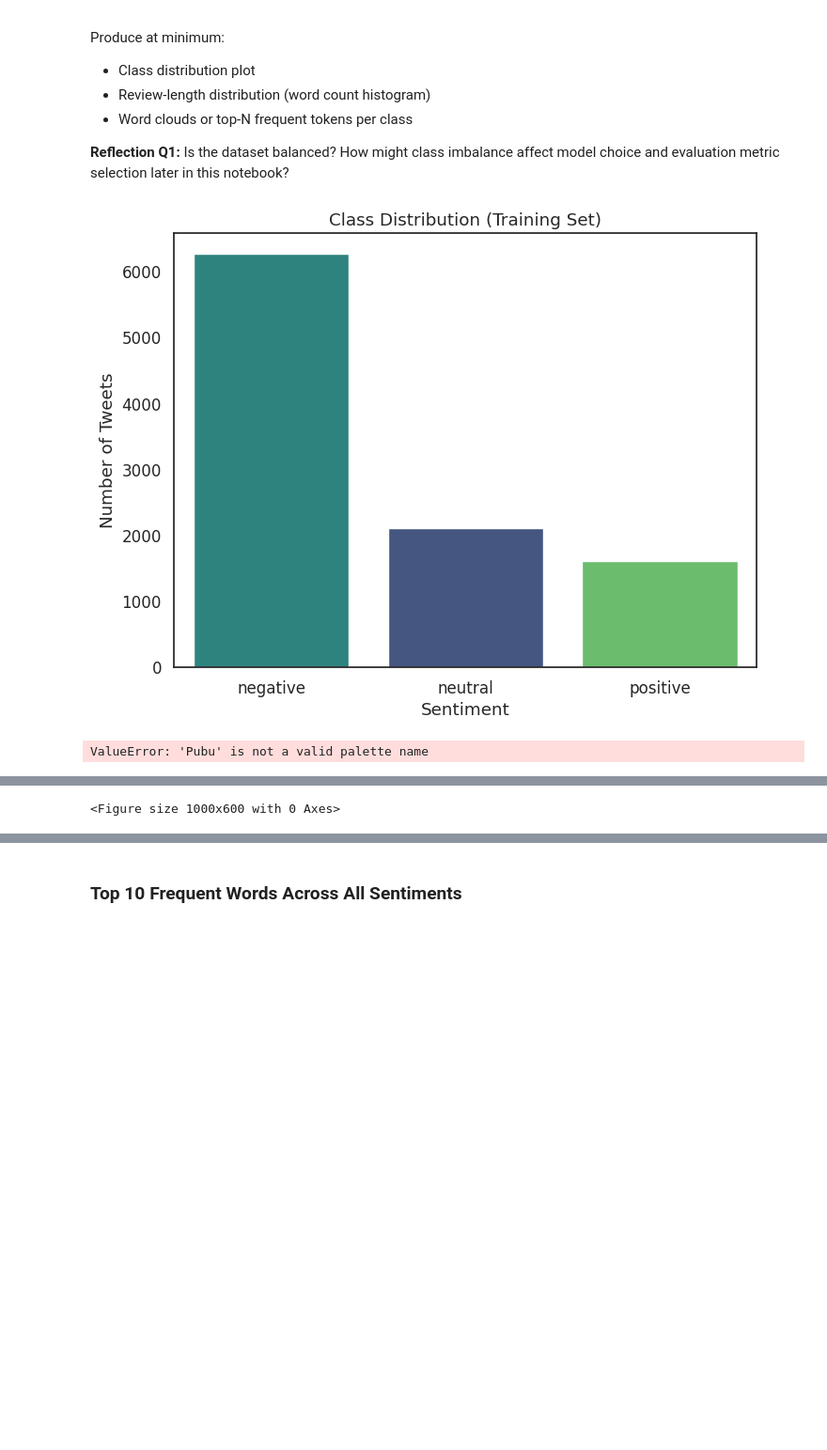
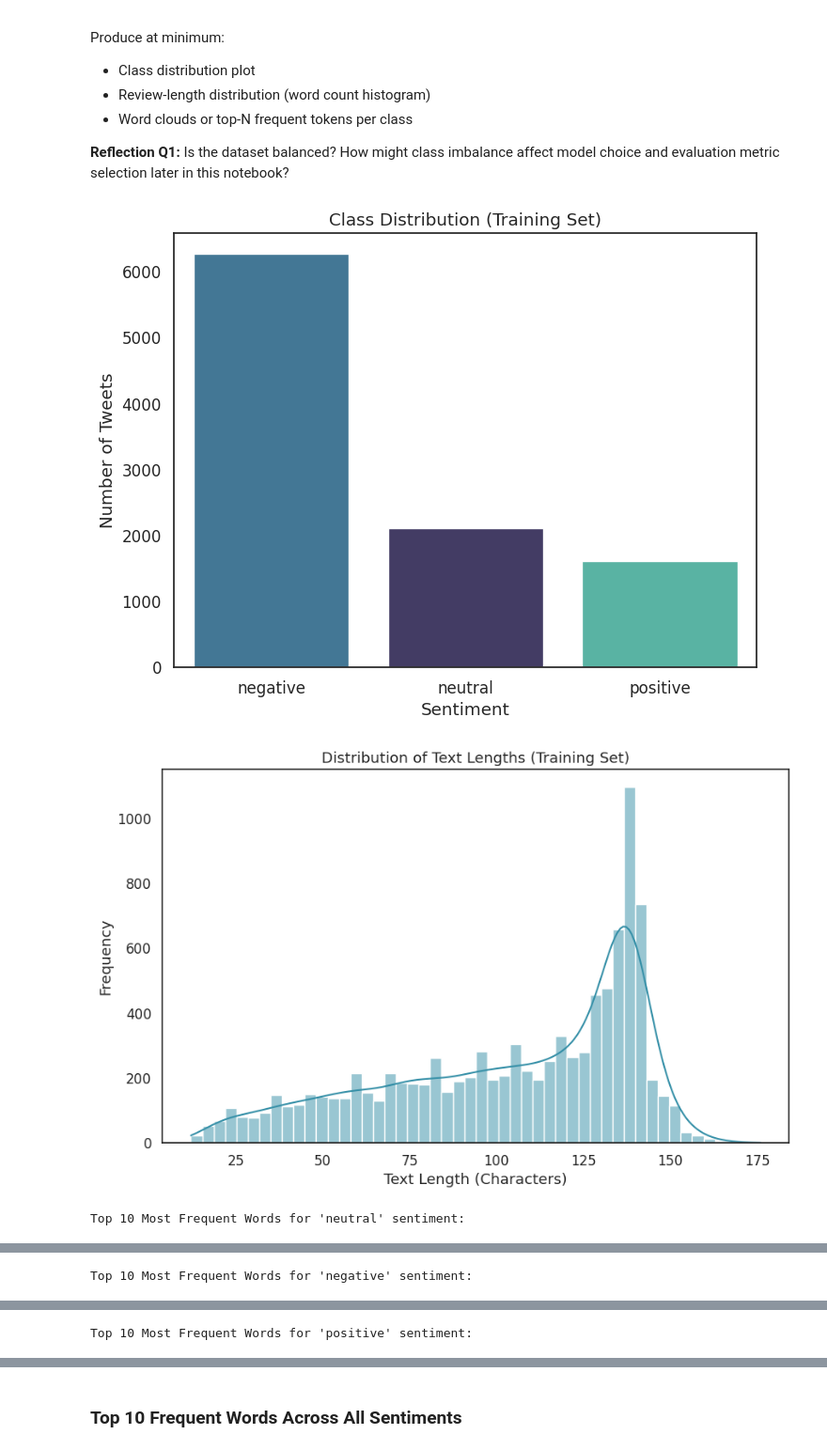
Before and after one commit to AvikRaj/sentiment-analysis-airtravel, a Jupyter notebook: sentiment-analysis.ipynb, the cells around one changed output, grey strips where cells are left out. Shown at 94% size. Cells and saved outputs as stored; diff of their text form; code cells hidden in the pictures; blank space fills up the shorter version.

```diff
--- a/sentiment-analysis.ipynb
+++ b/sentiment-analysis.ipynb
@@ -251,7 +251,7 @@ and evaluation metric selection later in this notebook?
 # EDA — class balance
 # Class Distribution Plot
 plt.figure(figsize=(8, 6))
-sns.countplot(data=train_df, x='airline_sentiment', hue='airline_sentiment', order=train_df['airline_sentiment'].value_counts().index, palette='viridis', legend=False)
+sns.countplot(data=train_df, x='airline_sentiment', hue='airline_sentiment', order=train_df['airline_sentiment'].value_counts().index, palette='mako', legend=False)
 plt.title('Class Distribution (Training Set)')
 plt.xlabel('Sentiment')
 plt.ylabel('Number of Tweets')
@@ -261,7 +261,7 @@ plt.show()
 # Text Length Distribution
 train_df['text_length'] = train_df['text'].apply(len)
 plt.figure(figsize=(10, 6))
-sns.histplot(train_df['text_length'], bins=50, kde=True, color=sns.color_palette('PuBu')[3])
+sns.histplot(train_df['text_length'], bins=50, kde=True, color=sns.color_palette('mako')[3])
 plt.title('Distribution of Text Lengths (Training Set)')
 plt.xlabel('Text Length (Characters)')
 plt.ylabel('Frequency')
@@ -287,33 +287,34 @@ def simple_clean_text_for_eda(text):
     # Remove mentions and hashtags
     text = re.sub(r'@\w+|#\w+', '', text)
     # Remove punctuation
     text = re.sub(r'[^\w\s]', '', text)
     tokens = text.split()
     # Filter out non-alphabetic words and stopwords, keep words longer than 1 character
     tokens = [word for word in tokens if word.isalpha() and word not in stop_words and len(word) > 1]
     return tokens
 
 # Group by sentiment and find top words
 sentiment_classes = train_df['airline_sentiment'].unique()
 
 for sentiment in sentiment_classes:
     subset = train_df[train_df['airline_sentiment'] == sentiment]
     all_words = []
     for text_content in subset['text']:
         all_words.extend(simple_clean_text_for_eda(str(text_content)))
 
     most_common_words = Counter(all_words).most_common(10)
     print(f"\nTop 10 Most Frequent Words for '{sentiment}' sentiment:")
     words_df = pd.DataFrame(most_common_words, columns=['Word', 'Count'])
     display(words_df)
 
     # Plotting word frequencies for each sentiment
     plt.figure(figsize=(10, 6))
-    sns.barplot(x='Count', y='Word', hue='Word', data=words_df, palette='PuBu', legend=False)
+    sns.barplot(x='Count', y='Word', hue='Word', data=words_df, palette='mako', legend=False)
     plt.title(f'Top 10 Most Frequent Words for {sentiment} Sentiment')
     plt.xlabel('Count')
     plt.ylabel('Word')
     plt.show()
 # %% [output]
-[figure, old version]
+[figure, new version]
+[figure, added]
-ValueError: 'Pubu' is not a valid palette name
+Top 10 Most Frequent Words for 'neutral' sentiment:
@@ -320 +333 @@ ValueError: 'Pubu' is not a valid palette name
-<Figure size 1000x600 with 0 Axes>
+Top 10 Most Frequent Words for 'negative' sentiment:
@@ -320,0 +346 @@ ValueError: 'Pubu' is not a valid palette name
+Top 10 Most Frequent Words for 'positive' sentiment:
```
Also changed, not shown: parts of 6 cells of this notebook.
